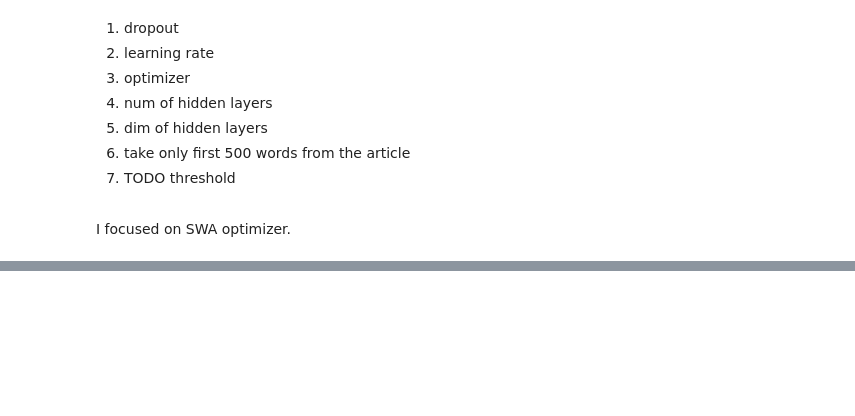
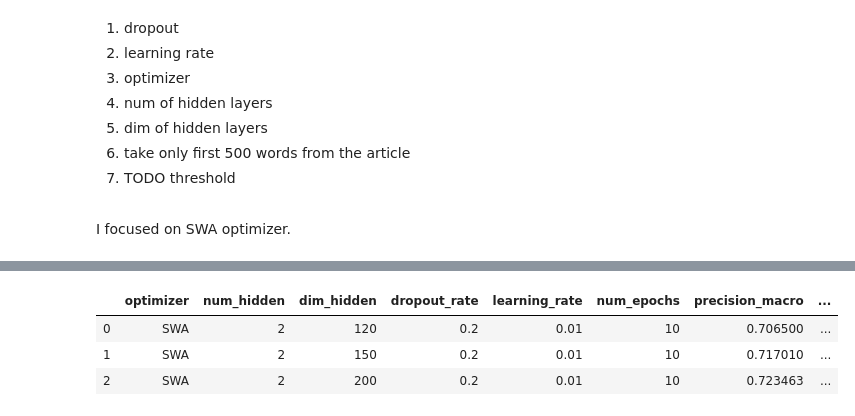
Before and after one commit to mmarinated/topic-modeling, a Jupyter notebook: baseline/baseline_tuning.ipynb, the cells around one changed output, grey strips where cells are left out. Drawn from its saved outputs; the diff is of its cells as text; code cells hidden in the pictures; blank space fills up the shorter version.

```diff
--- a/baseline/baseline_tuning.ipynb
+++ b/baseline/baseline_tuning.ipynb
@@ -196,16 +219,16 @@ importlib.reload(utils)
 # %% [output]
 <module 'utils' from '/home/mz2476/topic-modeling/topic-modeling/baseline/utils.py'>
 # %%
-# CHANGE to googlenews vectors
-import gensim
+# # CHANGE to googlenews vectors
+# import gensim
 
-model = gensim.models.KeyedVectors.load("/scratch/mz2476/GoogleNews-vectors-negative300.bin", binary=True)
+# model = gensim.models.KeyedVectors.load("/scratch/mz2476/GoogleNews-vectors-negative300.bin", binary=True)
 
-embeddings = model.vocab.keys()
-wordsInVocab = len(embeddings)
-print (wordsInVocab)
+# embeddings = model.vocab.keys()
+# wordsInVocab = len(embeddings)
+# print (wordsInVocab)
 
-# embeddings = load_vectors("/scratch/mz2476/GoogleNews-vectors-negative300.bin")
+# # embeddings = load_vectors("/scratch/mz2476/GoogleNews-vectors-negative300.bin")
 
-# # 2.5 million
-# embeddings = utils.load_vectors(PATH_TO_FOLDER + "wiki.en.align.vec")
+# 2.5 million
+embeddings = utils.load_vectors(PATH_TO_FOLDER + "wiki.en.align.vec")
@@ -214,3 +234,0 @@ TypeError: load() got an unexpected keyword argument 'binary'
-# %%
-embeddings = dict(model.vocab)
-list(embeddings["apple"])
@@ -380,7 +393,8 @@ warnings.filterwarnings('ignore')
 
 from utils import test_model
 
-def train_model(wiki_loaders, model, criterion, optimizer, num_epochs=10, device=device, model_name="model"):
+def train_model(wiki_loaders, model, criterion, optimizer,
+                num_epochs=10, device=device, model_name="model", save_model=False):
     best_val_f1_micro = 0
     best_metrics_dict = {}
     for epoch in range(num_epochs):
@@ -414,9 +428,10 @@ def train_model(wiki_loaders, model, criterion, optimizer, num_epochs=10, device
                 if metrics_dict["f1_micro"] > best_val_f1_micro:
                     best_val_f1_micro = metrics_dict["f1_micro"]
                     best_metrics_dict = metrics_dict
-#                     optimizer.swap_swa_sgd()
-#                     torch.save(model.state_dict(), f"{PATH_TO_FOLDER}baseline_models_params/{model_name}.pth")
-#                     print('Model Saved')
-#                     print()
+                    if save_model:
+                        optimizer.swap_swa_sgd()
+                        torch.save(model.state_dict(), f"../../baseline_models_params/{model_name}.pth")
+                        print('Model Saved')
+                        print()
     optimizer.swap_swa_sgd()
     return best_metrics_dict
@@ -475,10 +479,14 @@ for num_hidden, dim_hidden, dropout_rate, lr in itertools.product(range_num_hidd
     optimizer = SWA(base_opt)
 
     # train the model
-    model_name =
-    metrics_dict = train_model(wiki_loaders, model, criterion, optimizer, num_epochs=num_epochs, model_name)
+    model_name = "_".join([str(key) + "_" + str(value) for key, value in result.items()])
+#     print(model_name)
+    metrics_dict = train_model(
+        wiki_loaders, model, criterion, optimizer, num_epochs=num_epochs,
+        model_name=model_name, save_model=True
+    )
     result.update(metrics_dict)
 
     results_df = results_df.append(result, ignore_index=True)
-    results_df.to_csv("results/results_tuning_2_3_layers_maxlen_500.csv")
+#     results_df.to_csv("results/results_tuning_2_3_layers_maxlen_500.csv")
 # %% [output]
@@ -504,2 +510,9 @@ Precision micro: 0.8394606198846102, Recall micro: 0.73119850406124, F1 micro: 0
+# %%
+results_df
+# %% [output]
+|  | optimizer | num_hidden | dim_hidden | dropout_rate | learning_rate | num_epochs | precision_macro | ... |
+| 0 | SWA | 2 | 120 | 0.2 | 0.01 | 10 | 0.706500 | ... |
+| 1 | SWA | 2 | 150 | 0.2 | 0.01 | 10 | 0.717010 | ... |
+| 2 | SWA | 2 | 200 | 0.2 | 0.01 | 10 | 0.723463 | ... |
 # %%
 # results_df.to_csv("results_tuning.csv")
```
Also changed, not shown: parts of 10 cells of this notebook, 1 other file.
